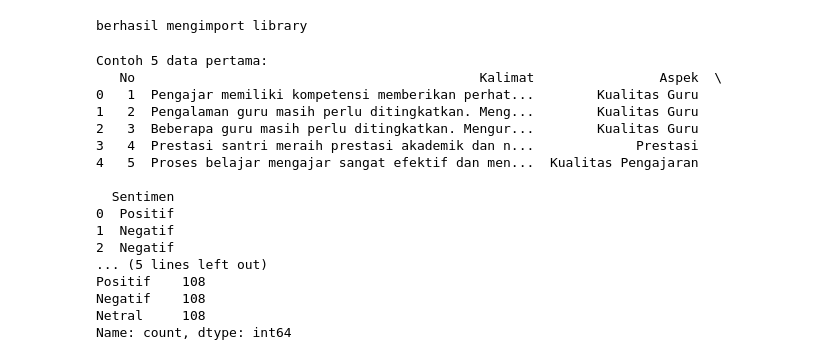
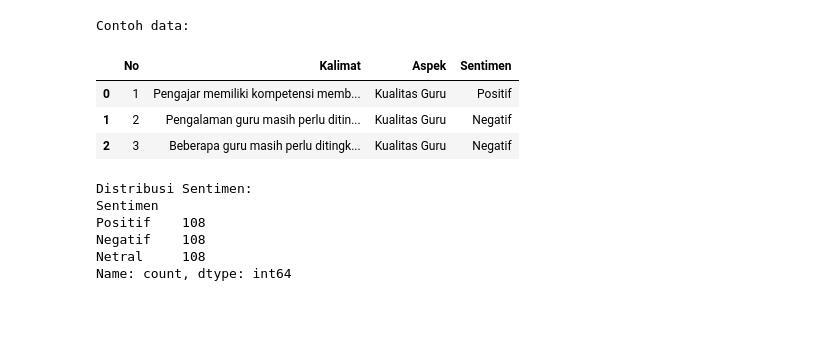
Before and after one commit to AslamMardin11/tesis-absa, a Jupyter notebook: ABSA-sentiment-pesantren.ipynb, the cells around one changed output. Drawn from its saved outputs; the diff is of its cells as text; code cells hidden in the pictures; blank space fills up the shorter version.

```diff
--- a/ABSA-sentiment-pesantren.ipynb
+++ b/ABSA-sentiment-pesantren.ipynb
@@ -1,49 +1,40 @@
 # %%
-# Import Library
-# !pip install pandas numpy gensim tensorflow scikit-learn Sastrawi matplotlib
-
+# %%
 import pandas as pd
 import numpy as np
 import re
+import matplotlib.pyplot as plt
+import seaborn as sns
 from Sastrawi.StopWordRemover.StopWordRemoverFactory import StopWordRemoverFactory
 from Sastrawi.Stemmer.StemmerFactory import StemmerFactory
-from gensim.models import Word2Vec
 from sklearn.model_selection import train_test_split
 from sklearn.utils import resample
+from sklearn.metrics import classification_report, confusion_matrix
 from tensorflow.keras.preprocessing.text import Tokenizer
 from tensorflow.keras.preprocessing.sequence import pad_sequences
 from tensorflow.keras.models import Sequential
-from tensorflow.keras.layers import Embedding, LSTM, Dense, SpatialDropout1D
+from tensorflow.keras.layers import SimpleRNN, Dense, Embedding, SpatialDropout1D
 from tensorflow.keras.callbacks import EarlyStopping
-from sklearn.metrics import classification_report, confusion_matrix
-import matplotlib.pyplot as plt
-
-print("berhasil mengimport library")
-# %% [output]
-berhasil mengimport library
 # %%
+
 # Load dataset
-data = pd.read_excel("2000_Kalimat_Kinerja_Pesantren_Unik.xlsx")
-print("Contoh 5 data pertama:")
-print(data.head())
+df = pd.read_excel("2000_Kalimat_Kinerja_Pesantren_Unik.xlsx")
+print("Contoh data:")
+display(df.head(3))
+
+# Cek distribusi label
 print("\nDistribusi Sentimen:")
-print(data["Sentimen"].value_counts())
+print(df['Sentimen'].value_counts())
 # %% [output]
-Contoh 5 data pertama:
-   No                                            Kalimat                Aspek  \
-0   1  Pengajar memiliki kompetensi memberikan perhat...        Kualitas Guru
-1   2  Pengalaman guru masih perlu ditingkatkan. Meng...        Kualitas Guru
-2   3  Beberapa guru masih perlu ditingkatkan. Mengur...        Kualitas Guru
-3   4  Prestasi santri meraih prestasi akademik dan n...             Prestasi
-4   5  Proses belajar mengajar sangat efektif dan men...  Kualitas Pengajaran
-
-  Sentimen
-0  Positif
-1  Negatif
-2  Negatif
-... (5 lines left out)
-Positif    108
-Negatif    108
-Netral     108
-Name: count, dtype: int64
+Contoh data:
+|  | No | Kalimat | Aspek | Sentimen |
+| 0 | 1 | Pengajar memiliki kompetensi memb... | Kualitas Guru | Positif |
+| 1 | 2 | Pengalaman guru masih perlu ditin... | Kualitas Guru | Negatif |
+| 2 | 3 | Beberapa guru masih perlu ditingk... | Kualitas Guru | Negatif |
+Distribusi Sentimen:
+Sentimen
+Positif    108
+Negatif    108
+Netral     108
+Name: count, dtype: int64
 # %%
```
Also changed, not shown: parts of 13 cells of this notebook, 5 other files.
